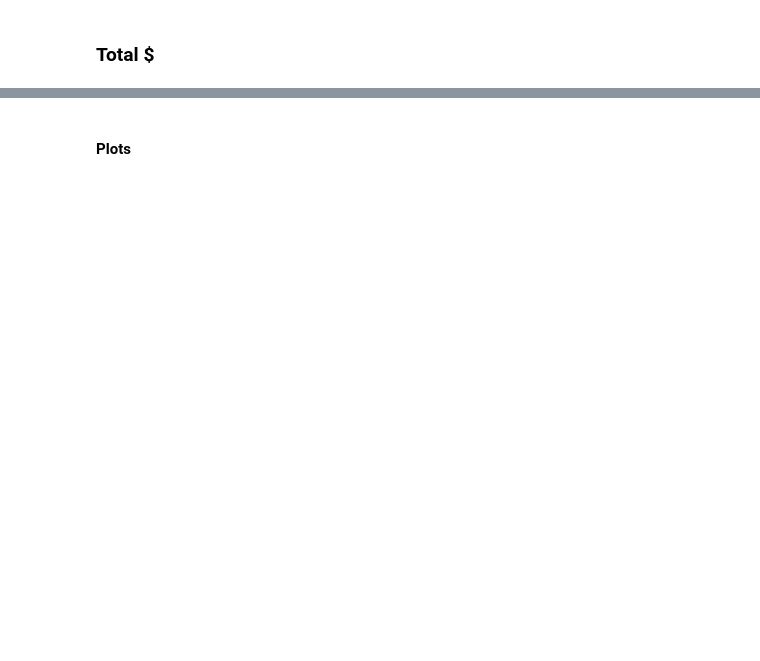
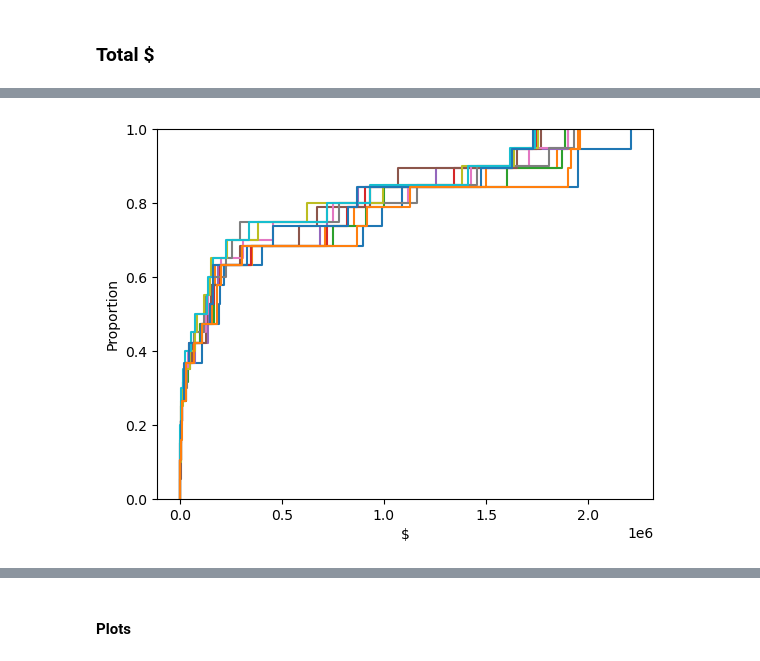
Before and after one commit to clmangham/amazon_electronics_reviewer_value, a Jupyter notebook: electronics_analysis.ipynb, the cells around one changed output, grey strips where cells are left out. Cells and saved outputs as stored; diff of their text form; code cells hidden in the pictures; blank space fills up the shorter version.

```diff
--- a/electronics_analysis.ipynb
+++ b/electronics_analysis.ipynb
@@ -424,5 +429,9 @@ total_pivot.describe()
 | 75% | 9.445178e+05 | 7.835711e+05 | 8.313459e+05 | 7.712502e+05 | 7.032118e+05 | 6.287607e+05 | 5.291701e+05 | 4.147906e+05 | 4.430355e+05 | 4.325888e+05 | 6.401521e+05 | ... |
 | max | 2.209807e+06 | 1.951475e+06 | 1.885232e+06 | 1.749425e+06 | 1.901082e+06 | 1.770814e+06 | 1.902683e+06 | 1.932623e+06 | 1.753265e+06 | 1.740997e+06 | 1.728977e+06 | ... |
 # %%
-# for k in total_pivot.keys():
-#     sns.ecdfplot(total_pivot[k].values)
+for k in total_pivot.keys():
+    sns.ecdfplot(total_pivot[k].values)
+plt.xlabel('$')
+plt.show()
+# %% [output]
+[figure, added]
```
Also changed, not shown: parts of 7 cells of this notebook.
